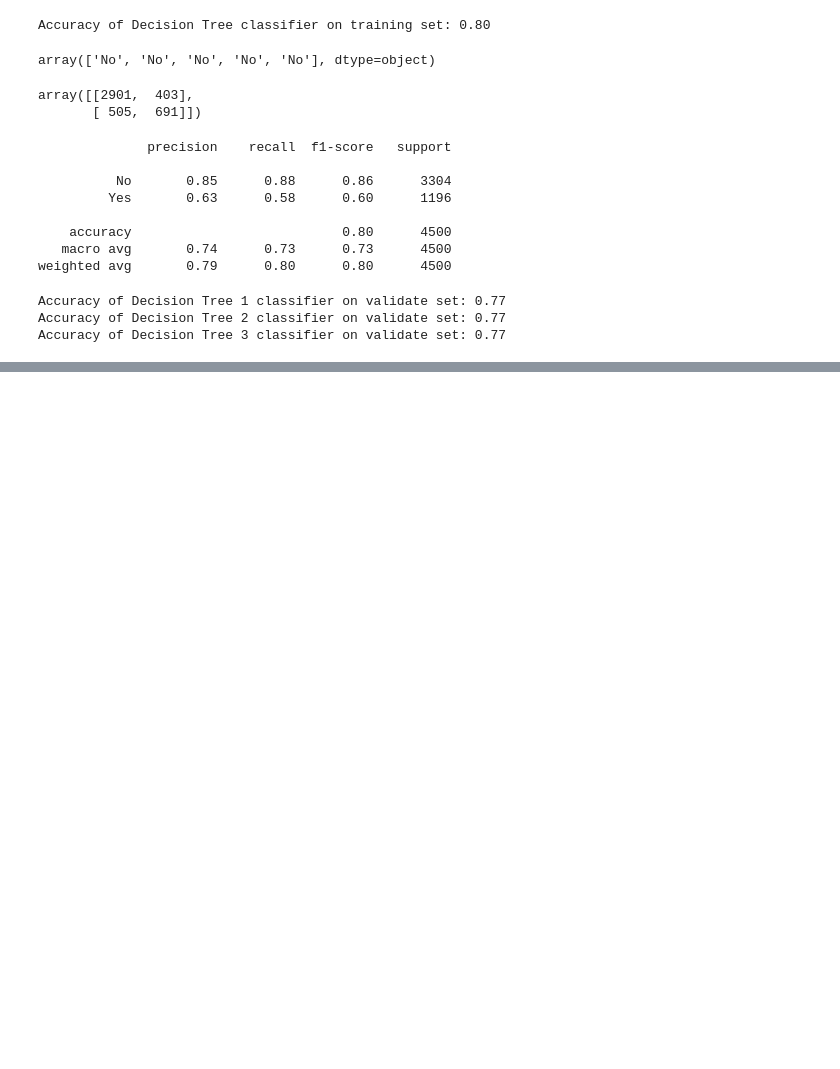
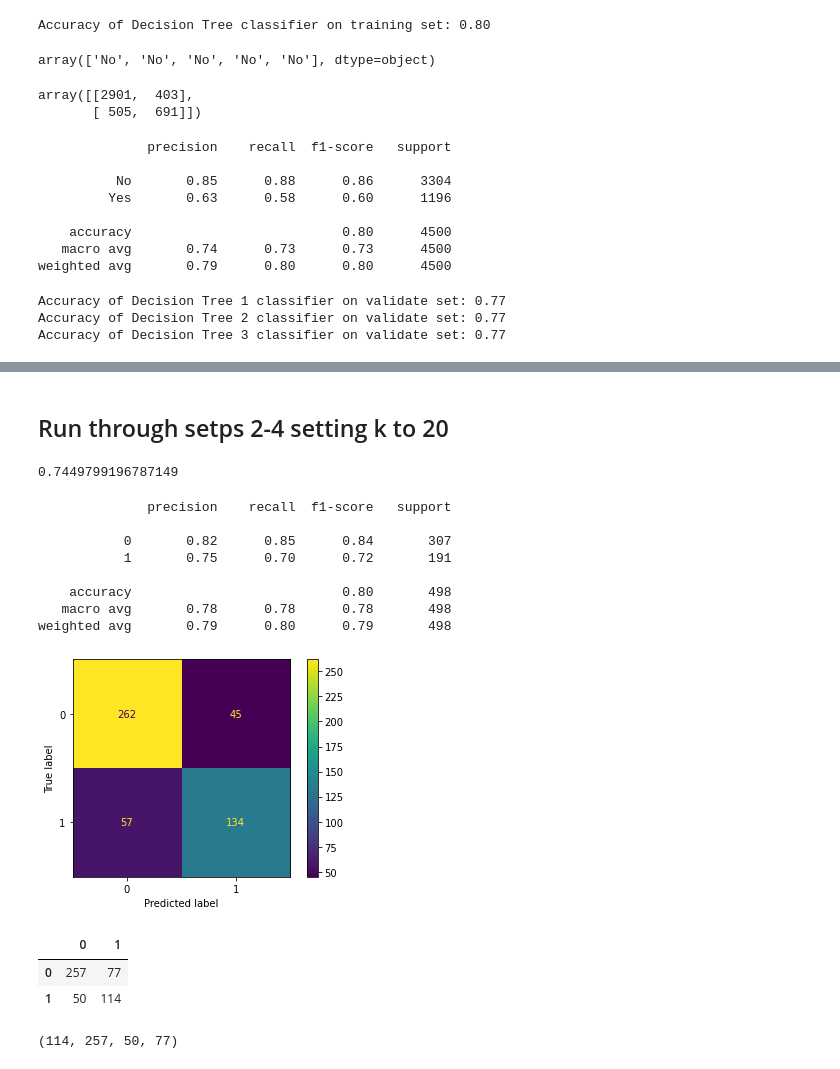
Before and after one commit to JaradAng/classification-exercises, a Jupyter notebook: model.ipynb, the cells around one changed output, grey strips where cells are left out. Saved outputs shown, nothing was run; the diff lists cells and outputs as text; code cells hidden in the pictures; blank space fills up the shorter version.

```diff
--- a/model.ipynb
+++ b/model.ipynb
@@ -634,0 +1021,41 @@ Accuracy of Decision Tree 3 classifier on validate set: 0.77
+# %% [markdown]
+## Run through setps 2-4 setting k to 20
+# %%
+knn3 = KNeighborsClassifier(n_neighbors=20)
+
+knn3.fit(X_train, y_train)
+
+y_pred3 = knn3.predict(X_train)
+
+y_pred_proba = knn2.predict_proba(X_train)
+
+knn3.score(X_train, y_train)
+# %% [output]
+0.7449799196787149
+# %%
+plot_confusion_matrix(knn2, X_train, y_train)
+
+print(classification_report(y_train, y_pred2))
+# %% [output]
+              precision    recall  f1-score   support
+
+           0       0.82      0.85      0.84       307
+           1       0.75      0.70      0.72       191
+
+    accuracy                           0.80       498
+   macro avg       0.78      0.78      0.78       498
+weighted avg       0.79      0.80      0.79       498
+[figure, added]
+# %%
+pd.DataFrame(confusion_matrix(y_pred3, y_train))
+# %% [output]
+|  | 0 | 1 |
+| 0 | 257 | 77 |
+| 1 | 50 | 114 |
+# %%
+TN, FP, FN, TP = confusion_matrix(y_train,y_pred3).ravel()
+ALL = TP + TN + FP + FN
+
+TP, TN, FP, FN
+# %% [output]
+(114, 257, 50, 77)
```
Also changed, not shown: parts of 63 cells of this notebook.
